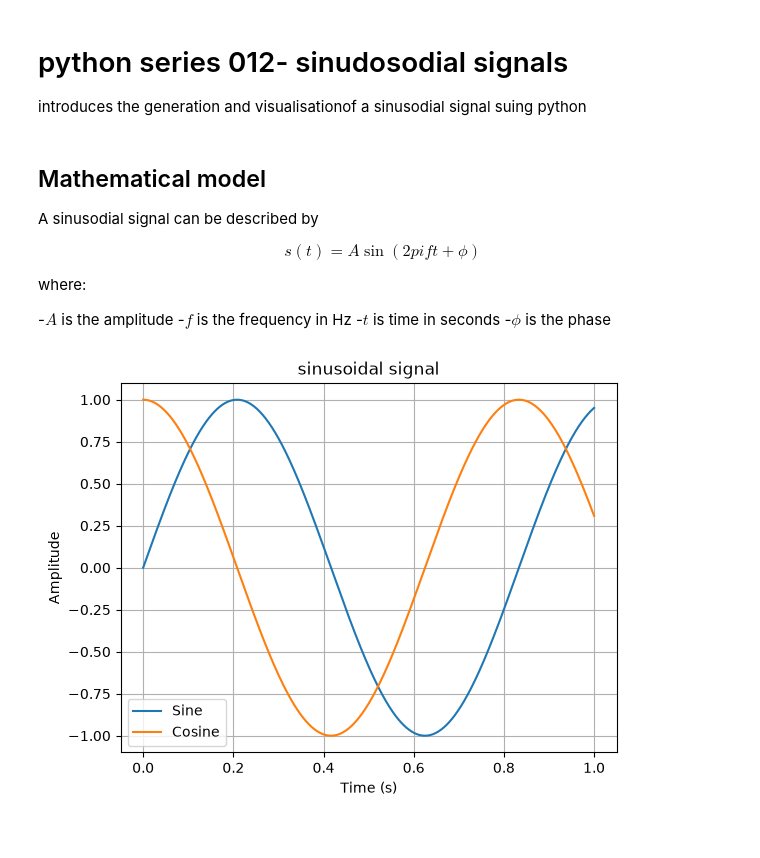
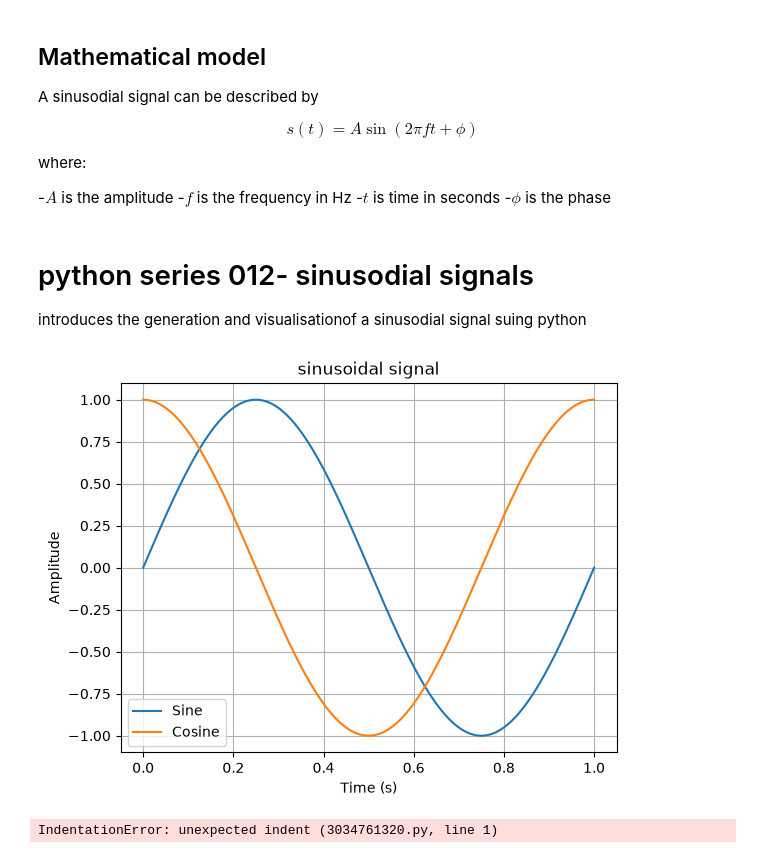
Before and after one commit to shna-yistudent/github-series-02, a Jupyter notebook: series02-python/python-series02.ipynb, the cells around one changed output. Drawn from its saved outputs; the diff is of its cells as text; code cells hidden in the pictures.

```diff
--- a/series02-python/python-series02.ipynb
+++ b/series02-python/python-series02.ipynb
@@ -1,12 +1,9 @@
-# %% [markdown]
-# python series 012- sinudosodial signals
-introduces the generation and visualisationof a sinusodial signal suing python
 # %% [markdown]
 ## Mathematical model
 A sinusodial signal can be described by
 
 $$
-s(t)=A\sin(2pi f t + \phi)
+s(t)=A\sin(2\pi f t + \phi)
 $$
 
 where:
@@ -15,6 +12,9 @@ where:
 -$f$ is the frequency in Hz
 -$t$ is time in seconds
 -$\phi$ is the phase
+# %% [markdown]
+# python series 012- sinusodial signals
+introduces the generation and visualisationof a sinusodial signal suing python
 # %%
 import numpy as np
 import matplotlib.pyplot as plt
@@ -23,32 +23,48 @@ import matplotlib.pyplot as plt
 t = np.linspace(0, 1, 1000)  # time from 0 to 1 second, 1000 points
 
 # create the sinusoidal signal
-f = 1.2  # frequency in Hz
+f = 1  # frequency in Hz
 s = np.sin(2 * np.pi * f * t)  # sine wave
 
 #create the cosine signal
 c = np.cos(2 * np.pi * f * t)  # cosine wave
 
 #plot both signals
 plt.plot(t, s, label='Sine')
 plt.plot(t, c, label='Cosine')
 
 # Add the title and labels
 plt.title('sinusoidal signal')
 plt.xlabel('Time (s)')
 plt.ylabel('Amplitude')
 
 # Add a legend
 plt.legend()
 
 # add grid
 plt.grid(True)
 
 #save the plot as a PDF file
 plt.savefig('sinusoidal_signal.pdf', format='pdf')
 
 
 # display the figure
 plt.show()
 # %% [output]
-[figure, old version]
+[figure, new version]
+# %%
+ * np.sin(2 * np.pi * frequency * time + phase)def sinusoid(time, frequency, amplitude=1, phase=0):
+"""
+ Generate a sinusoidal signal.
+
+ Parameters:
+ time (array-like): Time values.
+ frequency (float): Frequency of the sinusoid in Hz.
+ amplitude (float): Amplitude of the sinusoid. Default is 1.
+ phase (float): Phase shift in radians. Default is 0.
+
+ Returns:
+ array-like: Sinusoidal signal values.
+ return amplitude
+# %% [output]
+IndentationError: unexpected indent (3034761320.py, line 1)
```
Also changed, not shown: parts of 3 cells of this notebook, 1 other file.
